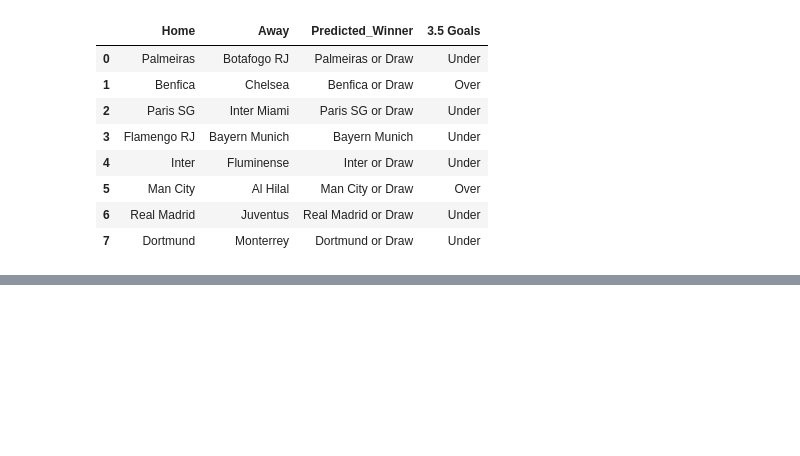
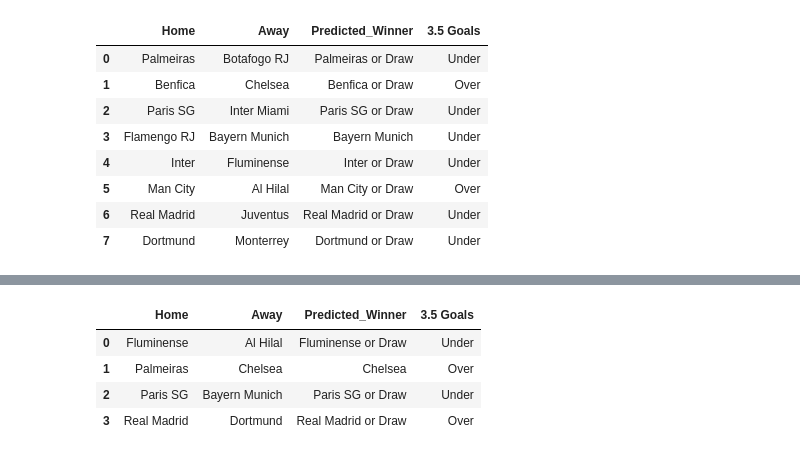
Before and after one commit to kushlalwani/CWCPredictions, a Jupyter notebook: notebooks/Tournament_Predictions.ipynb, the cells around one changed output, grey strips where cells are left out. Drawn from its saved outputs; the diff is of its cells as text; code cells hidden in the pictures; blank space fills up the shorter version.

```diff
--- a/notebooks/Tournament_Predictions.ipynb
+++ b/notebooks/Tournament_Predictions.ipynb
@@ -954,0 +971,16 @@ ro16 = pd.concat([matchday3,ro16],axis=0)
+# %%
+qf_matches = {
+    "Fluminense":"Al Hilal",
+    "Palmeiras":"Chelsea",
+    "Paris SG":"Bayern Munich",
+    "Real Madrid":"Dortmund"
+}
+
+qf_preds = predict_round(qf_matches,ro16)
+qf_preds
+# %% [output]
+|  | Home | Away | Predicted_Winner | 3.5 Goals |
+| 0 | Fluminense | Al Hilal | Fluminense or Draw | Under |
+| 1 | Palmeiras | Chelsea | Chelsea | Over |
+| 2 | Paris SG | Bayern Munich | Paris SG or Draw | Under |
+| 3 | Real Madrid | Dortmund | Real Madrid or Draw | Over |
```
Also changed, not shown: parts of 4 cells of this notebook, 2 other files.
